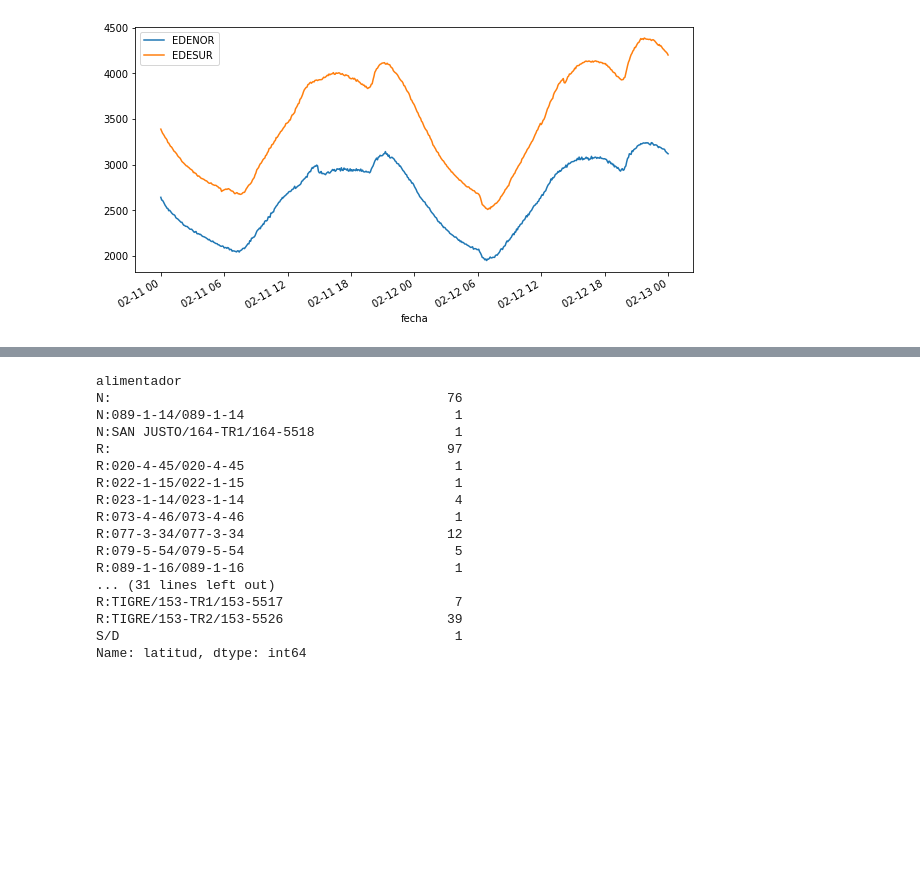
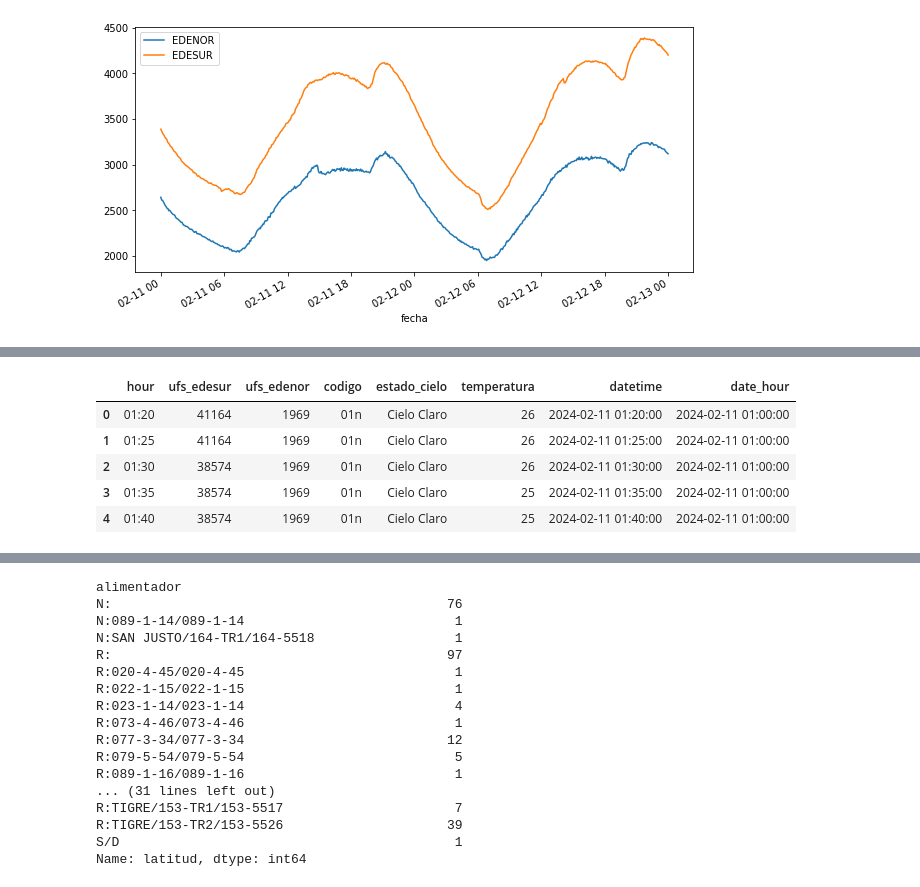
Before and after one commit to elsonidoq/enre, a Jupyter notebook: EDA.ipynb, the cells around one changed output, grey strips where cells are left out. Cells and saved outputs as stored; diff of their text form; code cells hidden in the pictures; blank space fills up the shorter version.

```diff
--- a/EDA.ipynb
+++ b/EDA.ipynb
@@ -240,0 +246,9 @@ m
+# %%
+clima_df.head()
+# %% [output]
+|  | hour | ufs_edesur | ufs_edenor | codigo | estado_cielo | temperatura | datetime | date_hour |
+| 0 | 01:20 | 41164 | 1969 | 01n | Cielo Claro | 26 | 2024-02-11 01:20:00 | 2024-02-11 01:00:00 |
+| 1 | 01:25 | 41164 | 1969 | 01n | Cielo Claro | 26 | 2024-02-11 01:25:00 | 2024-02-11 01:00:00 |
+| 2 | 01:30 | 38574 | 1969 | 01n | Cielo Claro | 26 | 2024-02-11 01:30:00 | 2024-02-11 01:00:00 |
+| 3 | 01:35 | 38574 | 1969 | 01n | Cielo Claro | 25 | 2024-02-11 01:35:00 | 2024-02-11 01:00:00 |
+| 4 | 01:40 | 38574 | 1969 | 01n | Cielo Claro | 25 | 2024-02-11 01:40:00 | 2024-02-11 01:00:00 |
```
Also changed, not shown: parts of 25 cells of this notebook.
